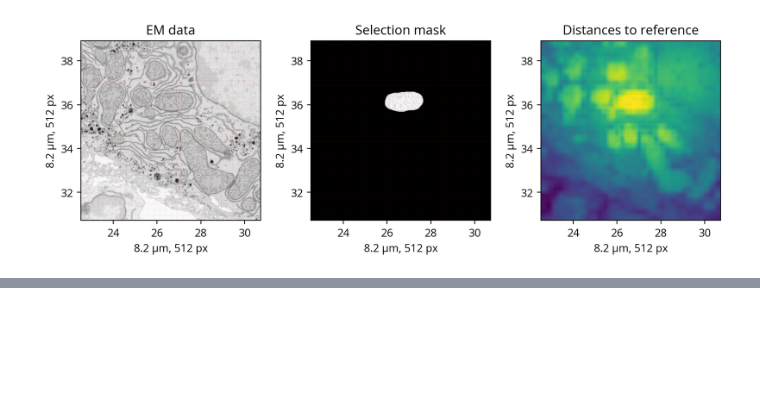
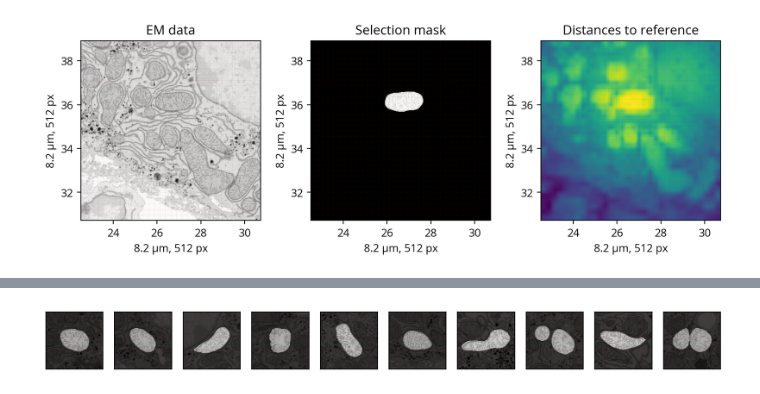
Before and after one commit to trngt/coding-tasks, a Jupyter notebook: task2/Explore_Mito_Data.ipynb, the cells around one changed output, grey strips where cells are left out. Saved outputs shown, nothing was run; the diff lists cells and outputs as text; code cells hidden in the pictures; blank space fills up the shorter version.

```diff
--- a/task2/Explore_Mito_Data.ipynb
+++ b/task2/Explore_Mito_Data.ipynb
@@ -279,0 +255,4 @@ for far_id, _ in dists_to_ref_df.tail(5).iterrows():
+# %%
+plot_series(dists_to_ref_df.tail(10))
+# %% [output]
+[figure, added]
```
Also changed, not shown: parts of 9 cells of this notebook, 1 other file.
